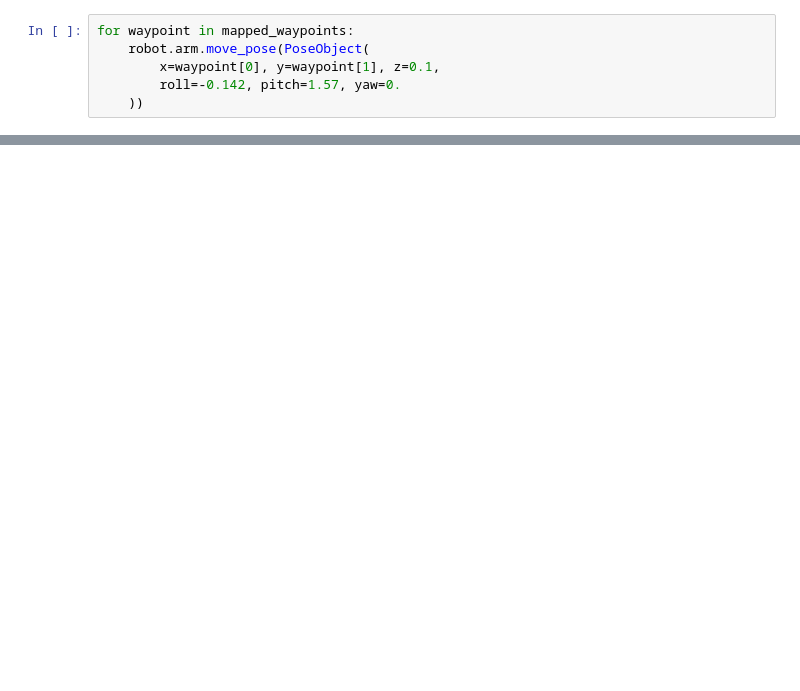
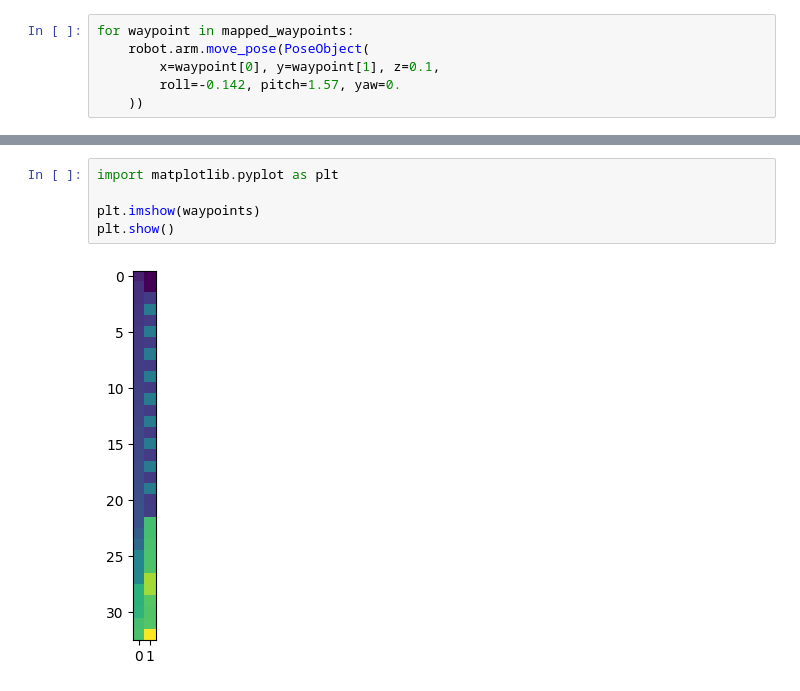
Before and after one commit to bullseye2002/CPS-SS24, a Jupyter notebook: NED2/test.ipynb, the cells around one changed output, grey strips where cells are left out. Cells and saved outputs as stored; diff of their text form; blank space fills up the shorter version.

```diff
--- a/NED2/test.ipynb
+++ b/NED2/test.ipynb
@@ -168,0 +214,7 @@ for waypoint in mapped_waypoints:
+# %%
+import matplotlib.pyplot as plt
+
+plt.imshow(waypoints)
+plt.show()
+# %% [output]
+[figure, added]
```
Also changed, not shown: parts of 12 cells of this notebook, 6 other files.
